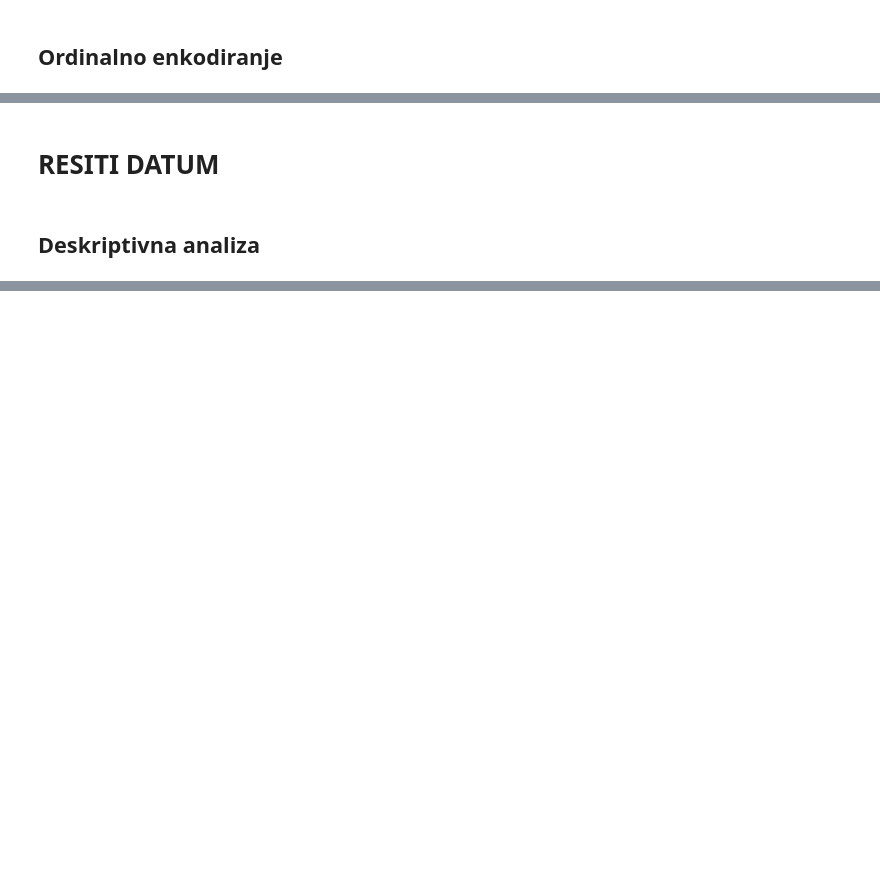
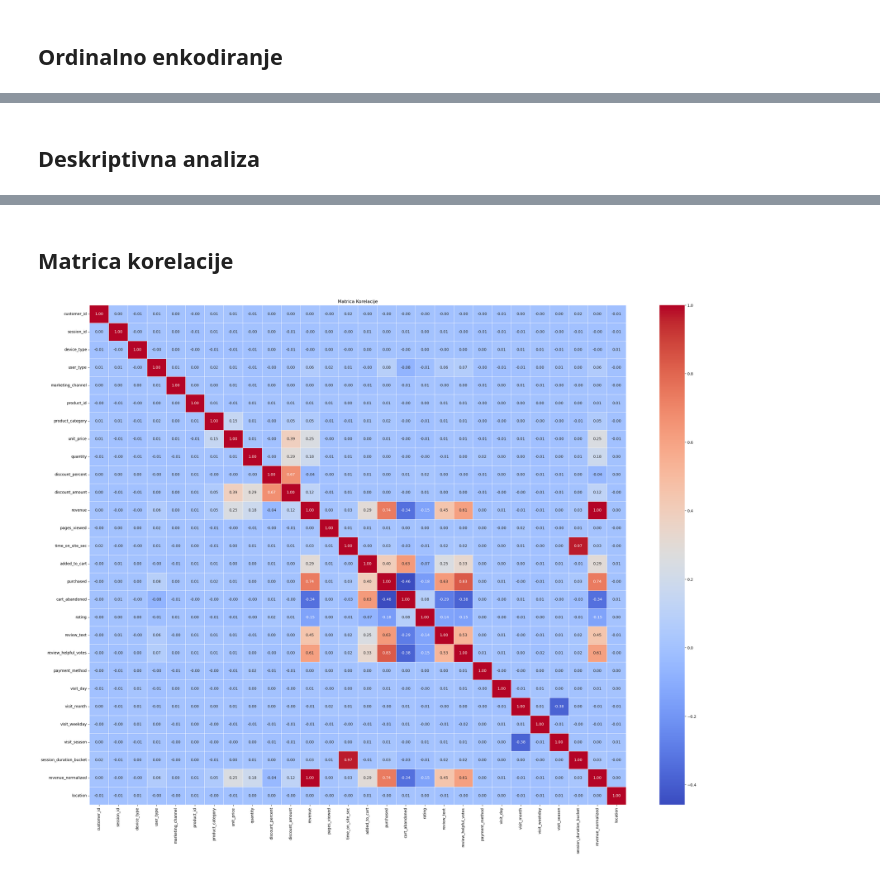
Before and after one commit to malinica/ML-Project2, a Jupyter notebook: Project2.ipynb, the cells around one changed output, grey strips where cells are left out. Cells and saved outputs as stored; diff of their text form; code cells hidden in the pictures; blank space fills up the shorter version.

```diff
--- a/Project2.ipynb
+++ b/Project2.ipynb
@@ -224,6 +227,4 @@ object      1
 Name: count, dtype: int64
-# %% [markdown]
-# RESITI DATUM
 # %% [markdown]
 ## Deskriptivna analiza
 # %%
@@ -291,3 +291,13 @@ pd.set_option('display.max_columns',mc)
 | kurtosis | -1.191954 | -1.2 | -0.703233 | -1.957479 | -1.263323 | -1.194517 | -1.230819 | ... |
 | iqr | 4481.0 | 12499.5 | 1.0 | 1.0 | 3.0 | 450.0 | 3.0 | ... |
 | sorted | [1000, 1000, 1001, 1002, 1002, 10... | [0, 1, 2, 3, 4, 5, 6, 7, 8, 9, 10... | [0, 0, 0, 0, 0, 0, 0, 0, 0, 0, 0,... | [0, 0, 0, 0, 0, 0, 0, 0, 0, 0, 0,... | [0, 0, 0, 0, 0, 0, 0, 0, 0, 0, 0,... | [0, 0, 0, 0, 0, 0, 0, 0, 0, 0, 0,... | [0, 0, 0, 0, 0, 0, 0, 0, 0, 0, 0,... | ... |
+# %% [markdown]
+## Matrica korelacije
+# %%
+corr_matrix=dataset_encoded.corr()
+plt.figure(figsize=(32, 24))
+sns.heatmap(corr_matrix, annot=True, cmap='coolwarm', fmt=".2f", linewidths=0.5)
+plt.title("Matrica Korelacije")
+plt.show()
+# %% [output]
+[figure, added]
```
Also changed, not shown: parts of 9 cells of this notebook.
